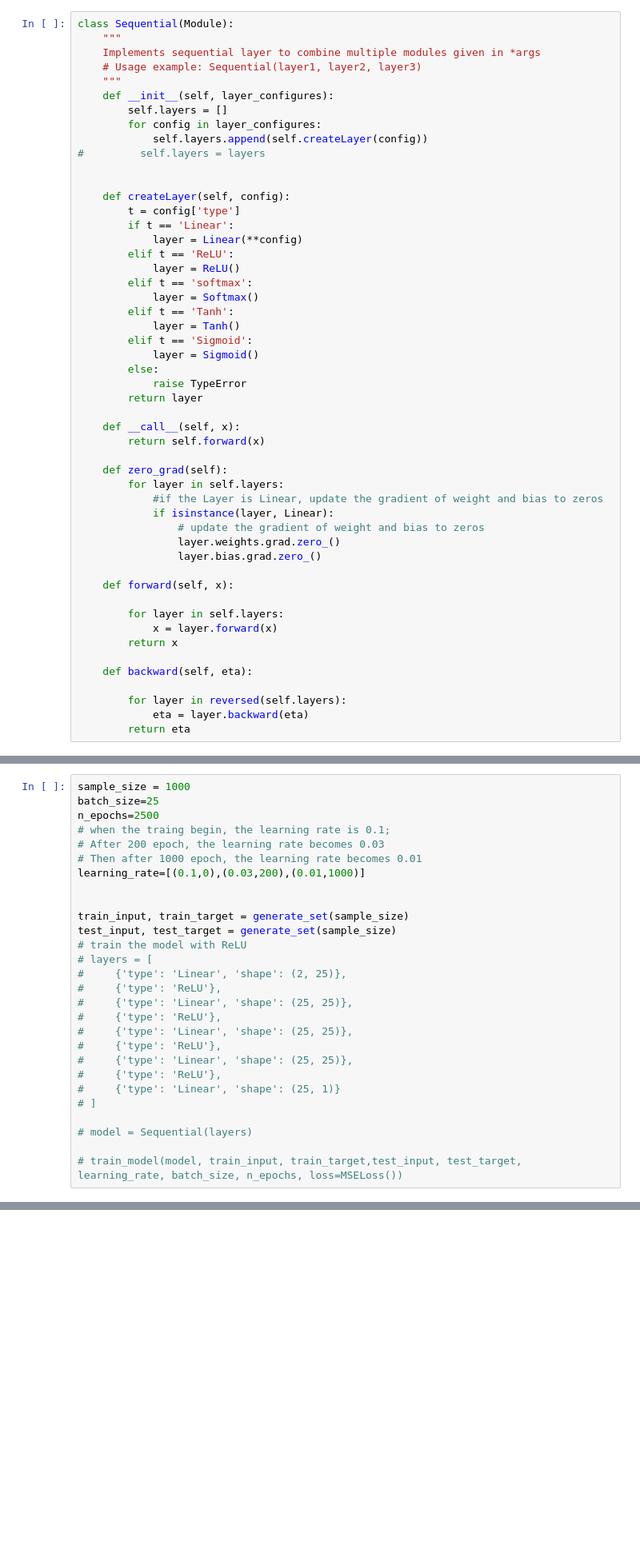
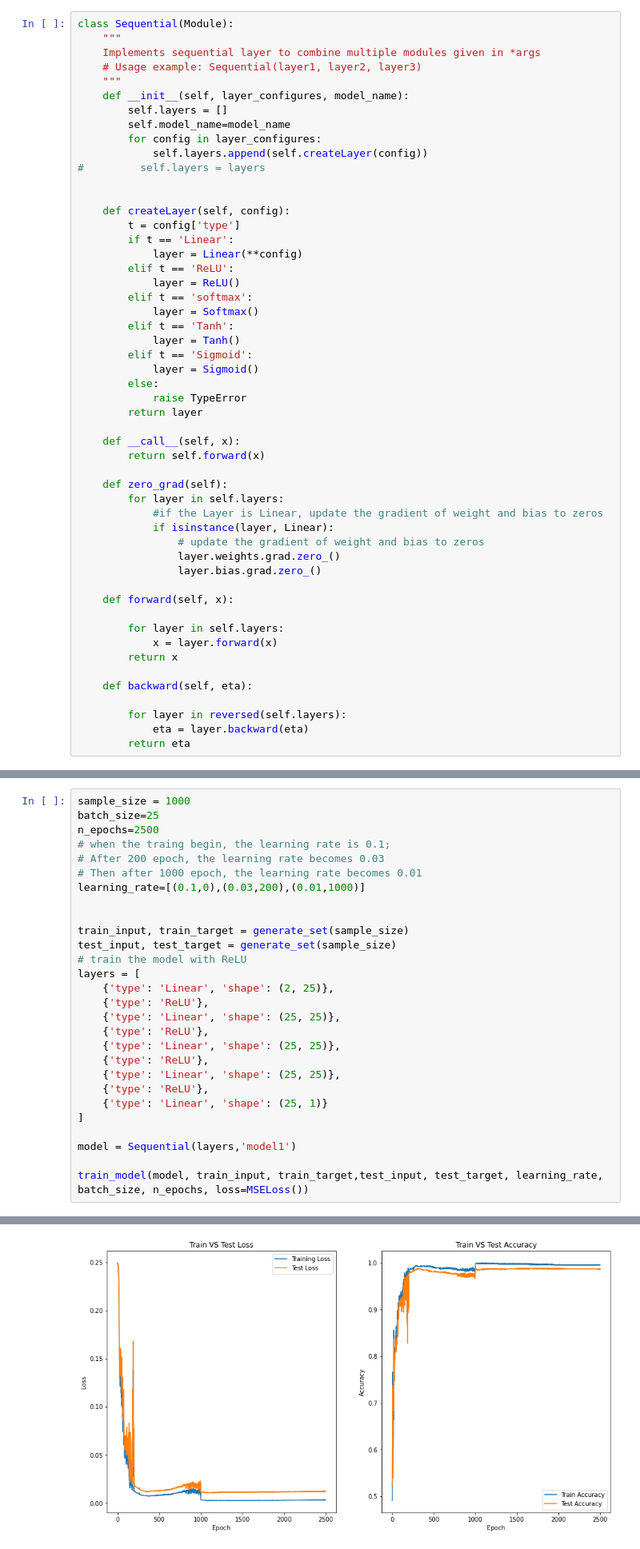
Before and after one commit to neilgogogo/deep_learnig, a Jupyter notebook: proj2/mini_deep_learning_frameworkv7.ipynb, the cells around one changed output, grey strips where cells are left out. Shown at 80% size. Drawn from its saved outputs; the diff is of its cells as text; blank space fills up the shorter version.

```diff
--- a/proj2/mini_deep_learning_frameworkv7.ipynb
+++ b/proj2/mini_deep_learning_frameworkv7.ipynb
@@ -188,8 +188,9 @@ class Sequential(Module):
     Implements sequential layer to combine multiple modules given in *args
     # Usage example: Sequential(layer1, layer2, layer3)
     """
-    def __init__(self, layer_configures):
+    def __init__(self, layer_configures, model_name):
         self.layers = []
+        self.model_name=model_name
         for config in layer_configures:
             self.layers.append(self.createLayer(config))
 #         self.layers = layers
@@ -368,18 +370,19 @@ learning_rate=[(0.1,0),(0.03,200),(0.01,1000)]
 train_input, train_target = generate_set(sample_size)
 test_input, test_target = generate_set(sample_size)
 # train the model with ReLU
-# layers = [
-#     {'type': 'Linear', 'shape': (2, 25)},
-#     {'type': 'ReLU'},
-#     {'type': 'Linear', 'shape': (25, 25)},
-#     {'type': 'ReLU'},
-#     {'type': 'Linear', 'shape': (25, 25)},
-#     {'type': 'ReLU'},
-#     {'type': 'Linear', 'shape': (25, 25)},
-#     {'type': 'ReLU'},
-#     {'type': 'Linear', 'shape': (25, 1)}
-# ]
+layers = [
+    {'type': 'Linear', 'shape': (2, 25)},
+    {'type': 'ReLU'},
+    {'type': 'Linear', 'shape': (25, 25)},
+    {'type': 'ReLU'},
+    {'type': 'Linear', 'shape': (25, 25)},
+    {'type': 'ReLU'},
+    {'type': 'Linear', 'shape': (25, 25)},
+    {'type': 'ReLU'},
+    {'type': 'Linear', 'shape': (25, 1)}
+]
 
-# model = Sequential(layers)
+model = Sequential(layers,'model1')
 
-# train_model(model, train_input, train_target,test_input, test_target, learning_rate, batch_size, n_epochs, loss=MSELoss())
+train_model(model, train_input, train_target,test_input, test_target, learning_rate, batch_size, n_epochs, loss=MSELoss())
+# %% [output]
@@ -386,2 +392,3 @@ test_input, test_target = generate_set(sample_size)
+[figure, added]
 # %%
 # train the model with Tanh
```
Also changed, not shown: parts of 4 cells of this notebook, 12 other files.
